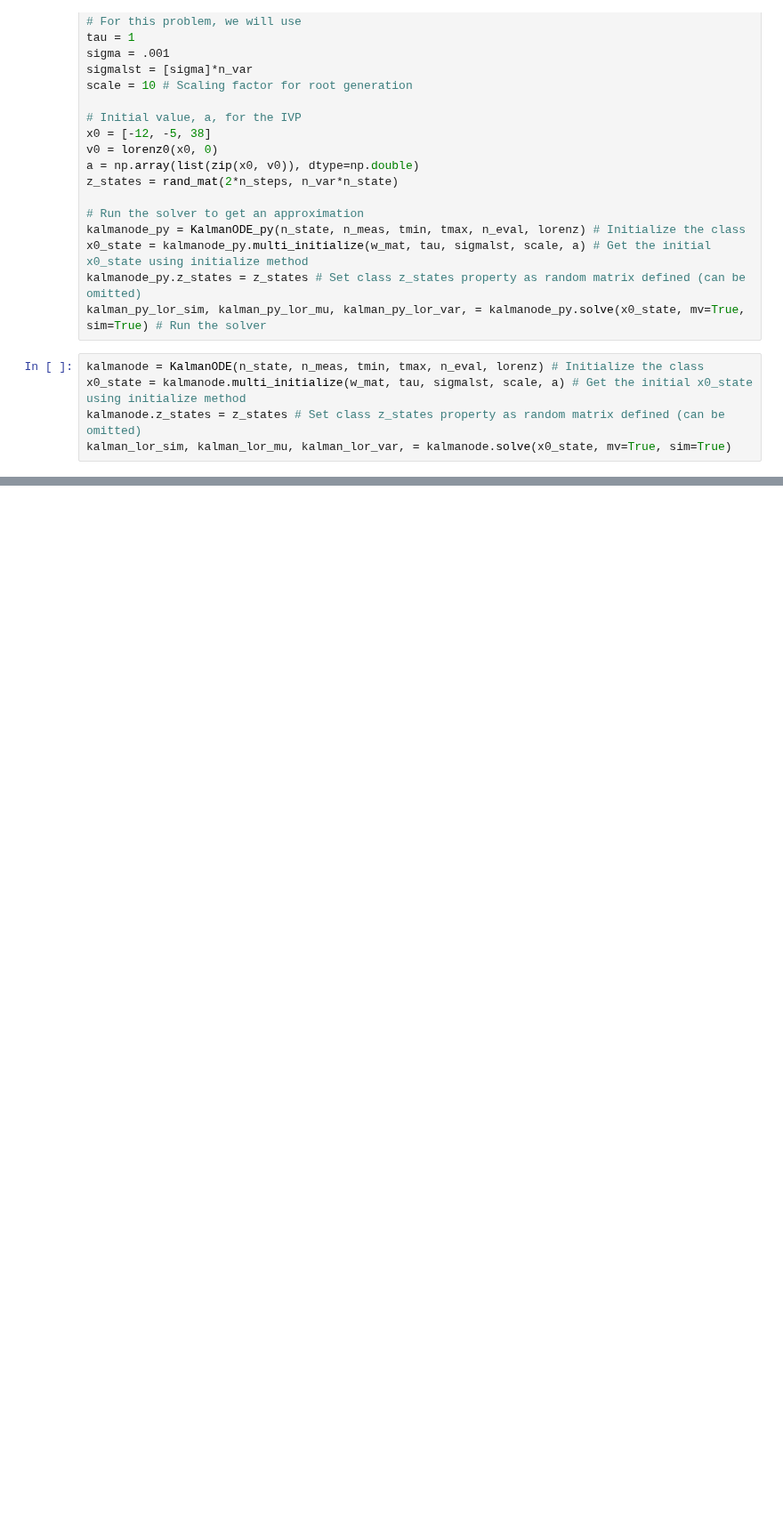
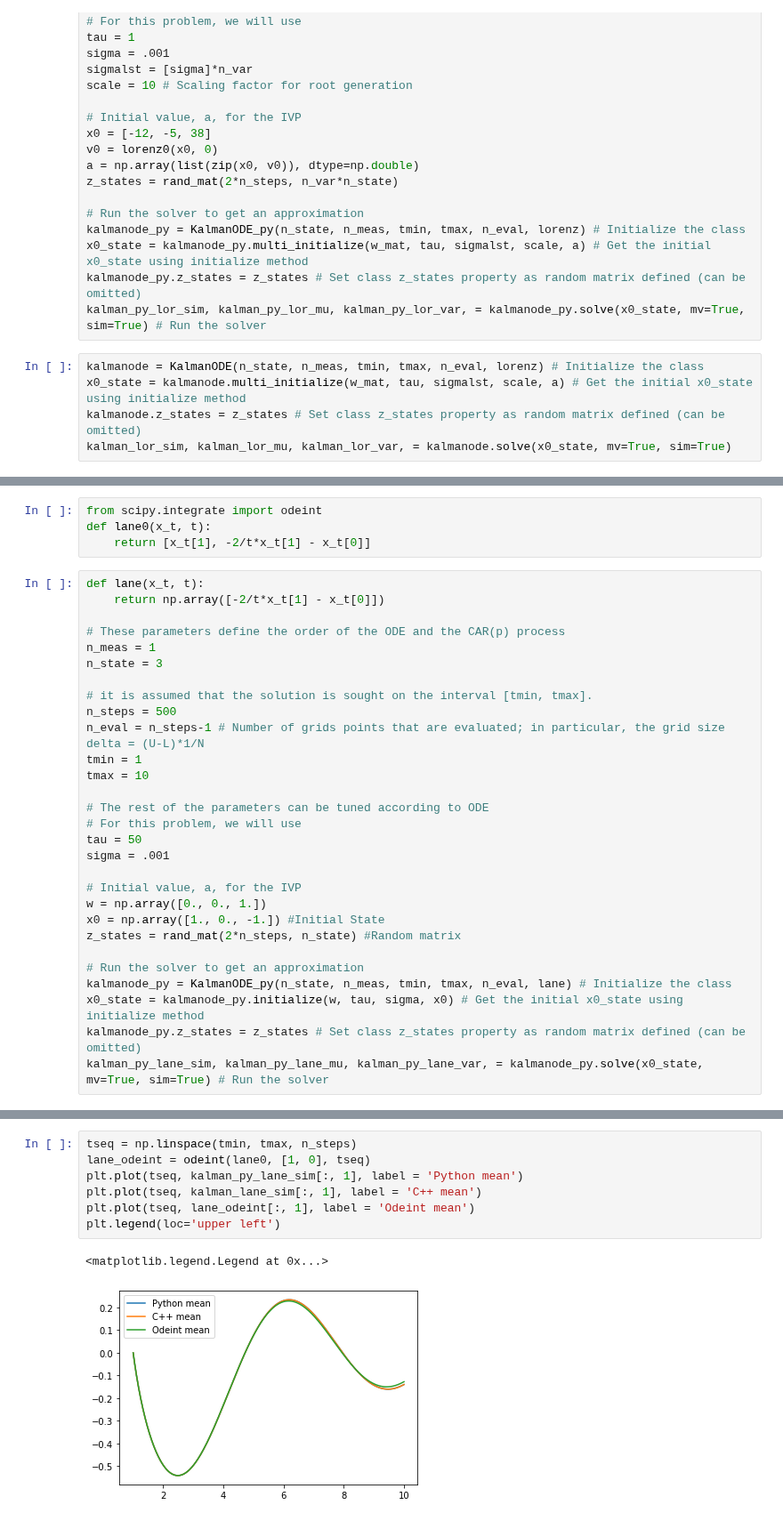
Before and after one commit to mlysy/rodeo-legacy, a Jupyter notebook: cython/KalmanODE.ipynb, the cells around one changed output, grey strips where cells are left out. Shown at 89% size. Saved outputs shown, nothing was run; the diff lists cells and outputs as text; blank space fills up the shorter version.

Commit message:
Added Lane-Emden example

```diff
--- a/cython/KalmanODE.ipynb
+++ b/cython/KalmanODE.ipynb
@@ -174,0 +185,33 @@ kalman_lor_py = %timeit -o _, _, _ = kalmanode_py.solve(x0_state, mv=True, sim=T
+# %%
+from scipy.integrate import odeint
+def lane0(x_t, t):
+    return [x_t[1], -2/t*x_t[1] - x_t[0]]
+# %%
+def lane(x_t, t):
+    return np.array([-2/t*x_t[1] - x_t[0]])
+
+# These parameters define the order of the ODE and the CAR(p) process
+n_meas = 1
+n_state = 3
+
+# it is assumed that the solution is sought on the interval [tmin, tmax].
+n_steps = 500
+n_eval = n_steps-1 # Number of grids points that are evaluated; in particular, the grid size delta = (U-L)*1/N
+tmin = 1
+tmax = 10
+
+# The rest of the parameters can be tuned according to ODE
+# For this problem, we will use
+tau = 50
+sigma = .001
+
+# Initial value, a, for the IVP
+w = np.array([0., 0., 1.])
+x0 = np.array([1., 0., -1.]) #Initial State
+z_states = rand_mat(2*n_steps, n_state) #Random matrix
+
+# Run the solver to get an approximation
+kalmanode_py = KalmanODE_py(n_state, n_meas, tmin, tmax, n_eval, lane) # Initialize the class
+x0_state = kalmanode_py.initialize(w, tau, sigma, x0) # Get the initial x0_state using initialize method
+kalmanode_py.z_states = z_states # Set class z_states property as random matrix defined (can be omitted)
+kalman_py_lane_sim, kalman_py_lane_mu, kalman_py_lane_var, = kalmanode_py.solve(x0_state, mv=True, sim=True) # Run the solver
@@ -174,0 +223,10 @@ kalman_lor_py = %timeit -o _, _, _ = kalmanode_py.solve(x0_state, mv=True, sim=T
+# %%
+tseq = np.linspace(tmin, tmax, n_steps)
+lane_odeint = odeint(lane0, [1, 0], tseq)
+plt.plot(tseq, kalman_py_lane_sim[:, 1], label = 'Python mean')
+plt.plot(tseq, kalman_lane_sim[:, 1], label = 'C++ mean')
+plt.plot(tseq, lane_odeint[:, 1], label = 'Odeint mean')
+plt.legend(loc='upper left')
+# %% [output]
+<matplotlib.legend.Legend at 0x...>
+[figure, added]
```
Also changed, not shown: parts of 12 cells of this notebook.
